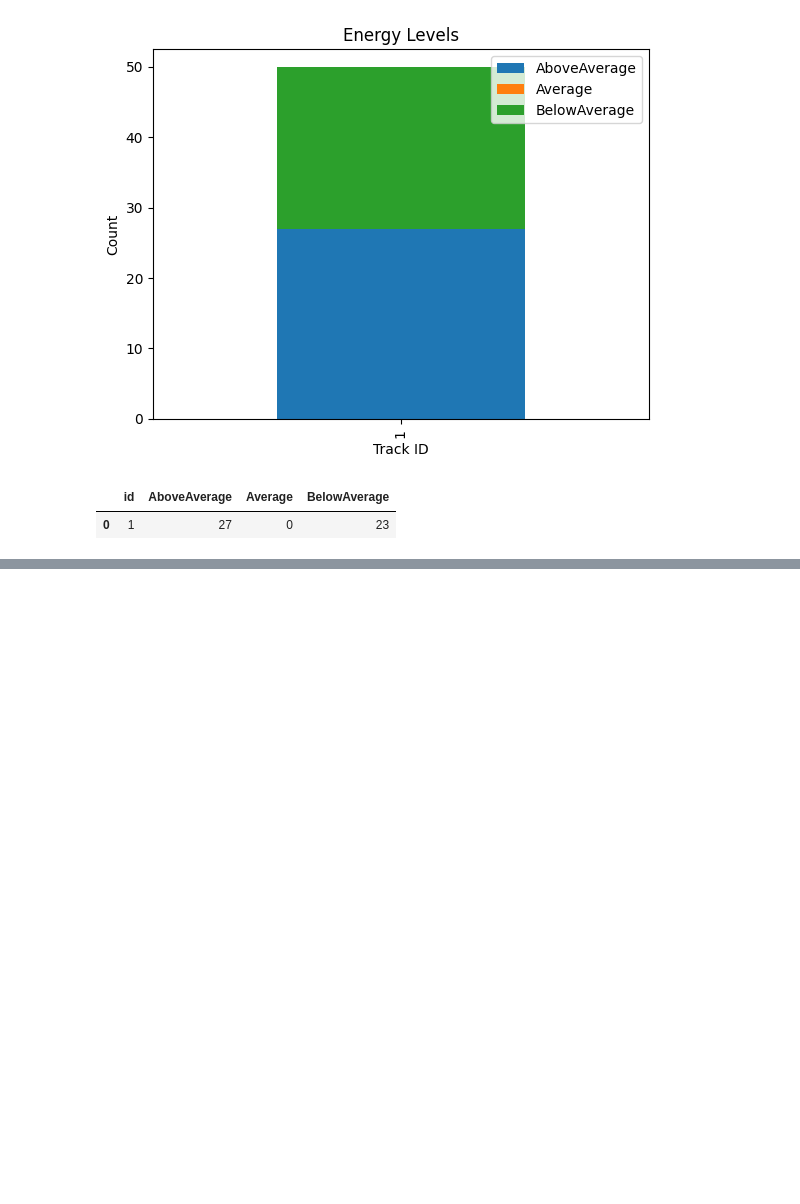
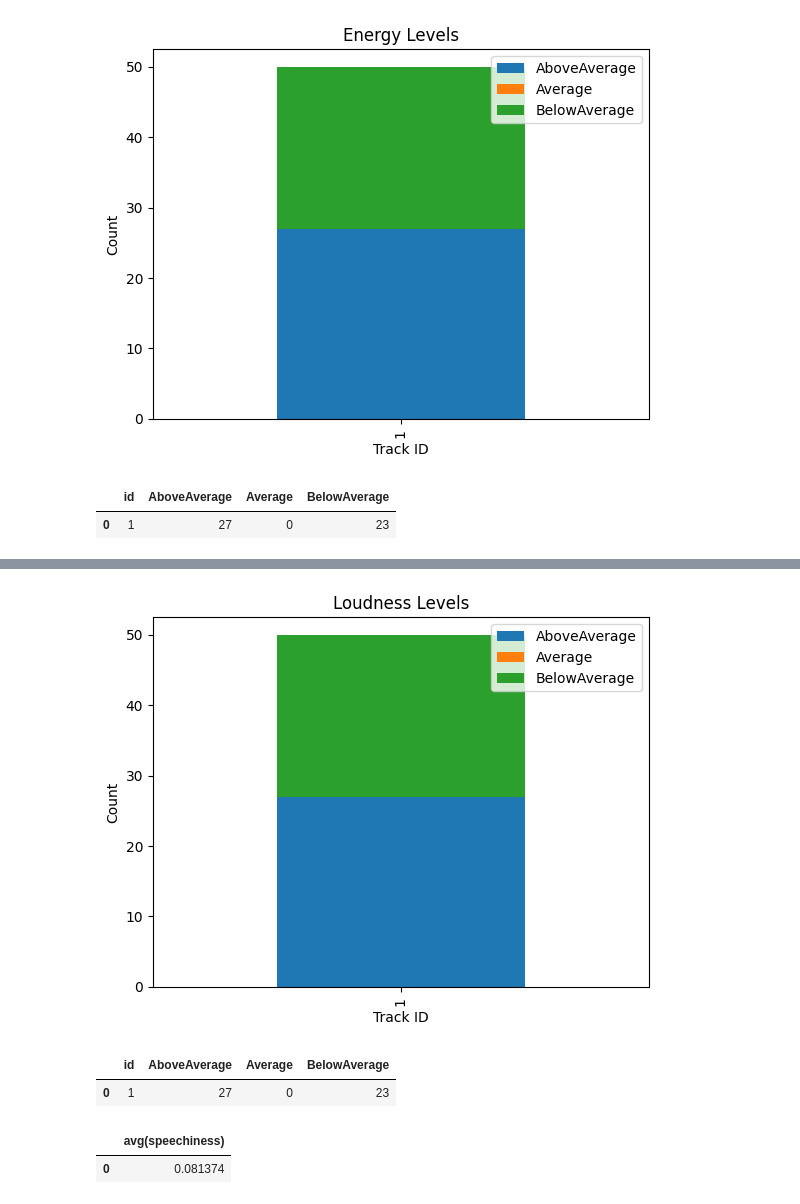
Before and after one commit to AYUSH-002/SPOTIFY-TOP50-ANALYSIS, a Jupyter notebook: spotify.ipynb, the cells around one changed output, grey strips where cells are left out. Saved outputs shown, nothing was run; the diff lists cells and outputs as text; code cells hidden in the pictures; blank space fills up the shorter version.

```diff
--- a/spotify.ipynb
+++ b/spotify.ipynb
@@ -231,0 +270,36 @@ data
+# %%
+con.execute('''select id,
+sum(case
+when loudness > -5.90392 then 1
+else 0
+end) as AboveAverage,
+sum(case
+when loudness = -5.90392 then 1
+else 0
+end) as Average,
+sum(case
+when loudness < -5.90392 then 1
+else 0
+end)
+as BelowAverage
+from TopTrackss ;''')
+data=pd.DataFrame(con.fetchall())#Fetching all rows of SQL table
+data.columns=[x[0] for x in con.description]
+data.plot(x="id", kind="bar", stacked=True)
+plt.title("Loudness Levels")
+plt.xlabel("Track ID")
+plt.ylabel("Count")
+plt.show()
+data
+# %% [output]
+[figure, added]
+|  | id | AboveAverage | Average | BelowAverage |
+| 0 | 1 | 27 | 0 | 23 |
+# %%
+con.execute('''select avg(speechiness) from TopTrackss ;''')
+data=pd.DataFrame(con.fetchall())#Fetching all rows of SQL table
+data.columns=[x[0] for x in con.description]
+data
+# %% [output]
+|  | avg(speechiness) |
+| 0 | 0.081374 |
```
Also changed, not shown: parts of 9 cells of this notebook.
